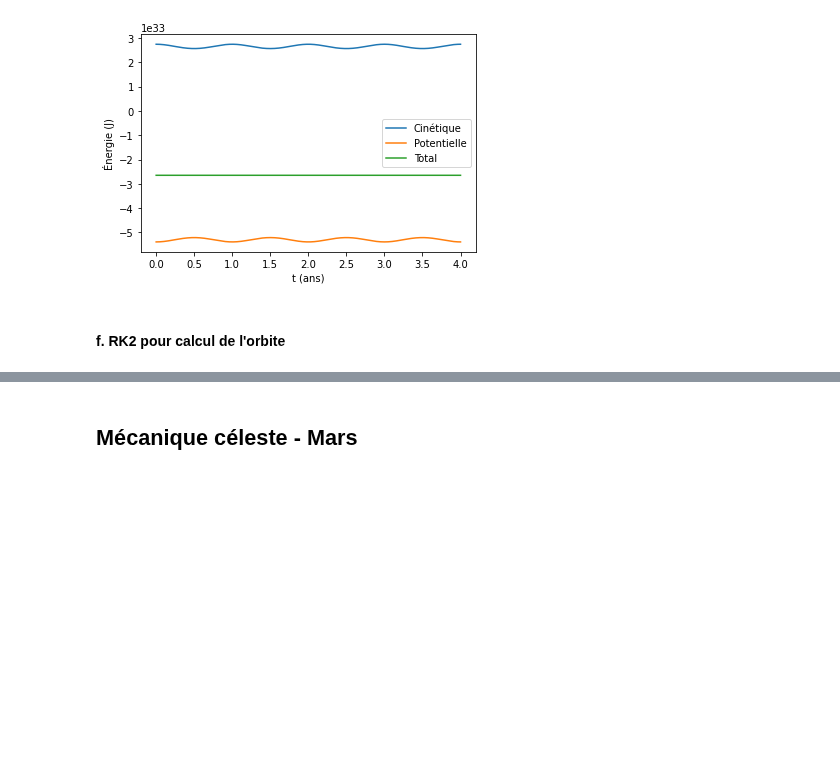
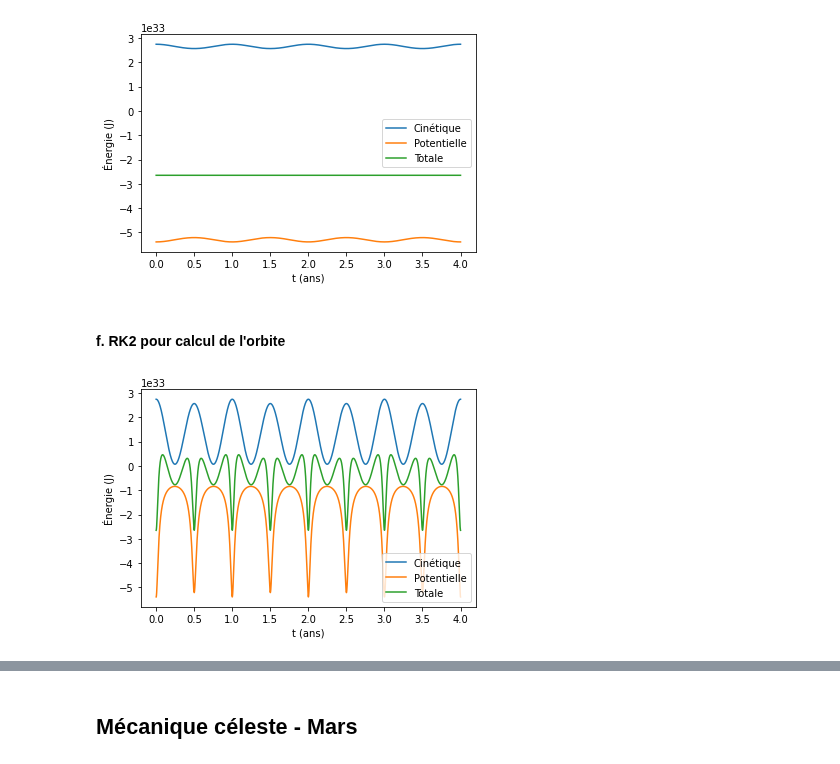
Before and after one commit to essheh/PHYZ_NUM, a Jupyter notebook: TP3/TP3_Boissinnot_Gaudreault_LessardH.ipynb, the cells around one changed output, grey strips where cells are left out. Cells and saved outputs as stored; diff of their text form; code cells hidden in the pictures; blank space fills up the shorter version.

```diff
--- a/TP3/TP3_Boissinnot_Gaudreault_LessardH.ipynb
+++ b/TP3/TP3_Boissinnot_Gaudreault_LessardH.ipynb
@@ -461,3 +464,40 @@ plt.show()
 [figure]
 # %% [markdown]
 #### f. RK2 pour calcul de l'orbite
+# %%
+def RK2(f, r, h):
+    k_1 = h*f(r)
+    k_2 = h*f(r + 0.5*k_1)
+    dr = k_2
+    return dr
+#On reprend la même méthode que pour RK4 mais on utilise RK2
+def orbit_rk2(x, y, v_x, v_y, t, h):
+    t_points = np.arange(0, t+h, h) #The array of time values
+    x_points = [] #The list of x positions values
+    y_points = [] #The list of y positions values
+    U = []
+    K= []
+    r = np.array([x, y, v_x, v_y]) #The vector of all coordinates
+    #We use the rk2 method
+    for t in t_points:
+        x_points.append(r[0])
+        y_points.append(r[1])
+        r += RK2(f, r, h)
+        #Calcul des énergies
+        U.append(-cst.G.value * M * m / sqrt(r[0] ** 2 + r[1] ** 2))
+        K.append(0.5 * m * (r[2] ** 2 + r[3] ** 2) / (365.25 * 24 * 60 * 60) ** 2)
+    E = np.array(K) + np.array(U)
+    return x_points, y_points, t_points ,E,U,K
+# %%
+# Caclul de la position de l'orbite et de la variation des énergies pour 4 ans avec la méthode RK2
+x2,y2,t2,E2,U2,K2 = orbit_rk2(p,0,0,vt,4,h)
+
+plt.plot(t2, K2,label = "Cinétique")
+plt.plot(t2, U2,label = "Potentielle")
+plt.plot(t2, E2,label = "Totale")
+plt.xlabel('t (ans)')
+plt.ylabel('Énergie (J)')
+plt.legend()
+plt.show()
+# %% [output]
+[figure, added]
```
Also changed, not shown: parts of 9 cells of this notebook.
